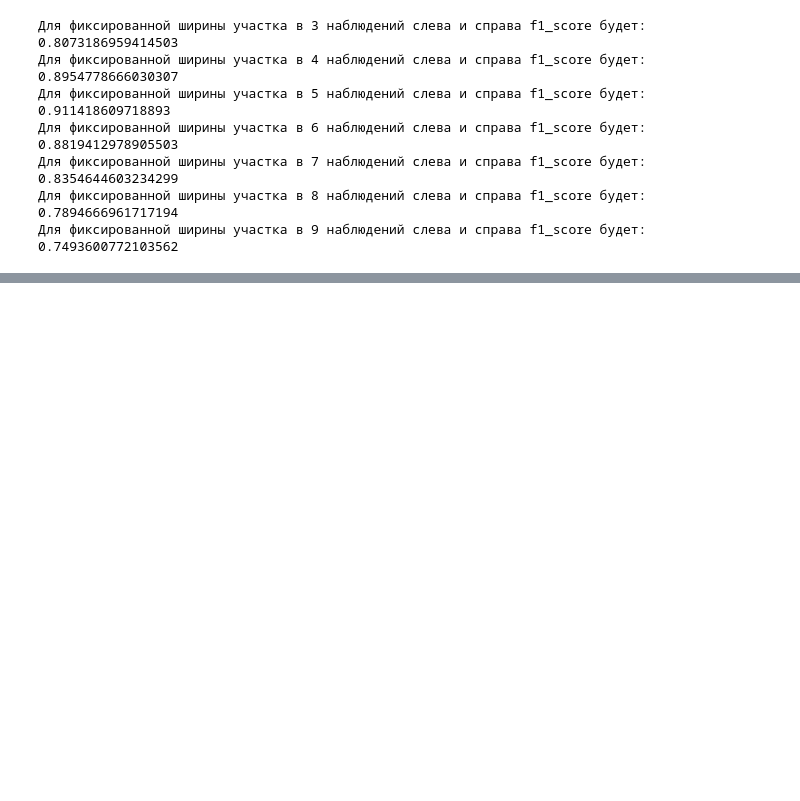
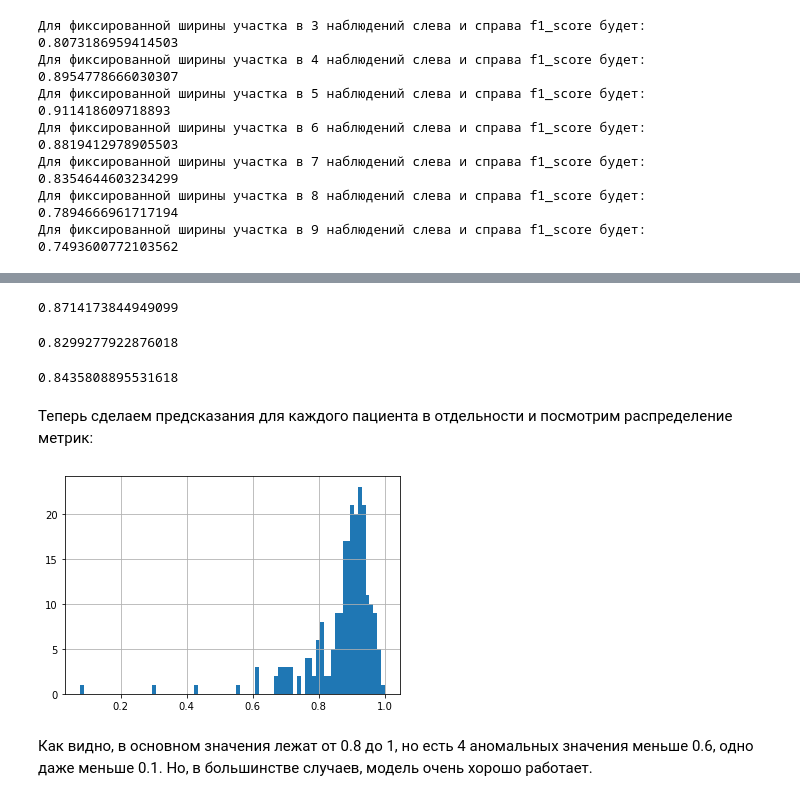
Before and after one commit to Galukhin/Hakatone-, a Jupyter notebook: CardioSpike2.ipynb, the cells around one changed output, grey strips where cells are left out. Cells and saved outputs as stored; diff of their text form; code cells hidden in the pictures; blank space fills up the shorter version.

Commit message:
add pipeline and finally test

```diff
--- a/CardioSpike2.ipynb
+++ b/CardioSpike2.ipynb
@@ -260,11 +260,10 @@ for idx in [33, 66, 414]:
 for idx in range(1, 11):
     left_feat_name = 'left_shift_' + str(idx)
     right_feat_name = 'right_shift_' + str(idx)
-    df[left_feat_name] = df.x.shift(idx)
+    df[left_feat_name] = df.x.shift(idx) # df.groupby(df.id)['x'].transform(lambda x: x.shift(idx))
     df[right_feat_name] = df.x.shift(-idx)
     df[left_feat_name].fillna(0, inplace=True)
     df[right_feat_name].fillna(0, inplace=True)
-df['max-min'] = df['left_shift_1'] - df['x']
 df
 # %% [output]
 |  | id | time | x | y | marked_area | x_SMA_5 | value_per_trend | y2 | left_shift_1 | ... |
@@ -568,0 +637,10 @@ for k in range(3, 10):
+# %%
+df = pd.read_csv(FILE_DATA)
+
+df_train = pd.DataFrame(columns=df.columns).astype(np.int32)
+df_test = pd.DataFrame(columns=df.columns).astype(np.int32)
+for itm in df['id'].unique():
+    if itm%3 == 2:
+        df_test = pd.concat([df_test, df.loc[df['id'] == itm]])
+    else:
+        df_train = pd.concat([df_train, df.loc[df['id'] == itm]])
@@ -568,0 +649,33 @@ for k in range(3, 10):
+# %%
+finall_model = Pipeline("pickle_clf_model.pkl")
+y_pred = finall_model.predict(df_test)
+# %%
+f1_score(df_test.y, y_pred)
+# %% [output]
+0.8714173844949099
+# %%
+y_pred2 = finall_model.predict(df_train)
+f1_score(df_train.y, y_pred2)
+# %% [output]
+0.8299277922876018
+# %%
+y_pred3 = finall_model.predict(df)
+f1_score(df.y, y_pred3)
+# %% [output]
+0.8435808895531618
+# %% [markdown]
+Теперь сделаем предсказания для каждого пациента в отдельности и посмотрим распределение метрик:
+# %%
+metrics_by_id = []
+for i in df.id.unique():
+    X = df.loc[df.id == i]
+    y_pred = finall_model.predict(X)
+    metrics_by_id.append(f1_score(X.y, y_pred))
+# %%
+metrics_by_id = pd.Series(metrics_by_id)
+metrics_by_id.hist(bins=80)
+plt.show()
+# %% [output]
+[figure, added]
+# %% [markdown]
+Как видно, в основном значения лежат от 0.8 до 1, но есть 4 аномальных значения меньше 0.6, одно даже меньше 0.1. Но, в большинстве случаев, модель очень хорошо работает.
```
Also changed, not shown: parts of 4 cells of this notebook.
